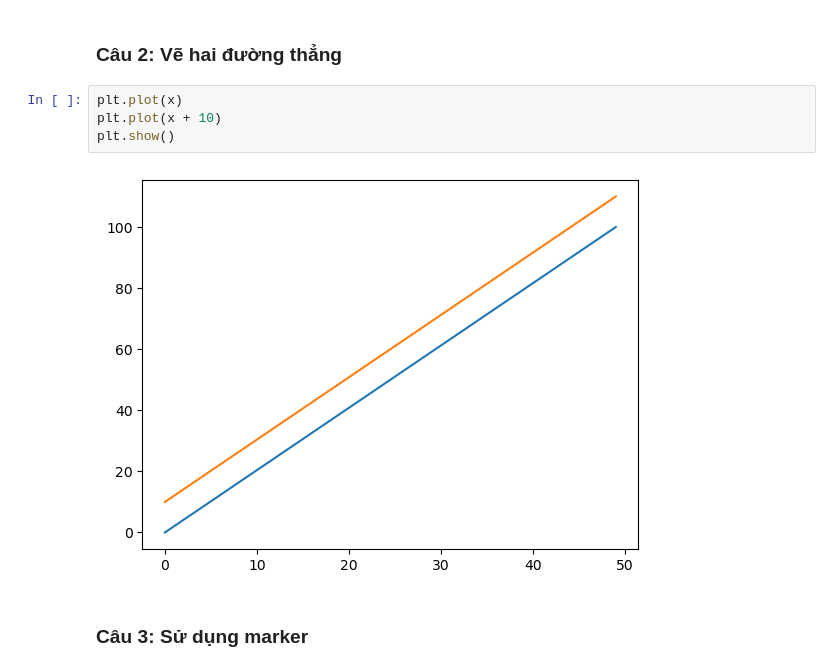
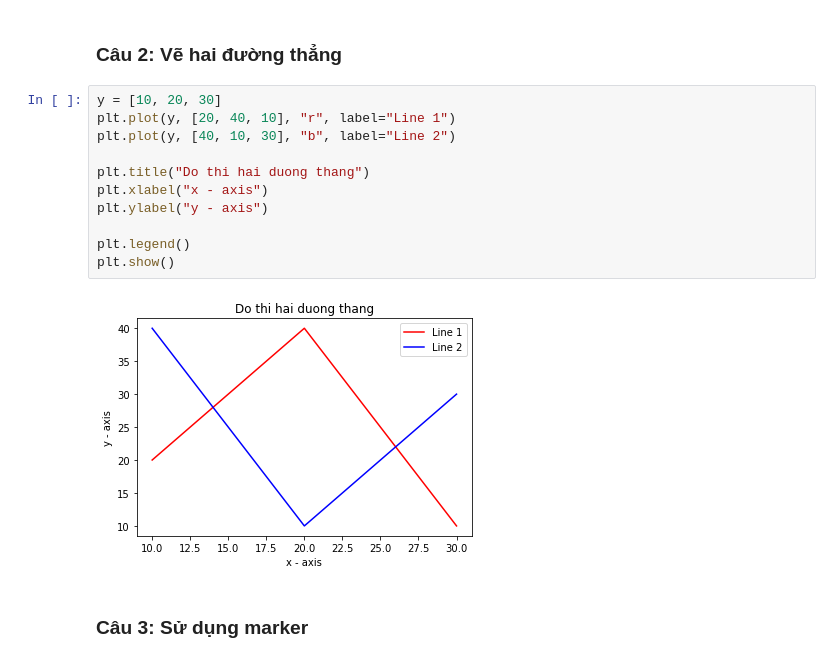
Before and after one commit to tiesen243/data-analyst, a Jupyter notebook: tkud_lab03_ex.ipynb, the cells around one changed output. Saved outputs shown, nothing was run; the diff lists cells and outputs as text.

```diff
--- a/tkud_lab03_ex.ipynb
+++ b/tkud_lab03_ex.ipynb
@@ -106,10 +108,17 @@ plt.show()
 # %% [markdown]
 ### Câu 2: Vẽ hai đường thẳng
-# %%
-plt.plot(x)
-plt.plot(x + 10)
-plt.show()
-# %% [output]
-[figure, removed]
+# %%
+y = [10, 20, 30]
+plt.plot(y, [20, 40, 10], "r", label="Line 1")
+plt.plot(y, [40, 10, 30], "b", label="Line 2")
+
+plt.title("Do thi hai duong thang")
+plt.xlabel("x - axis")
+plt.ylabel("y - axis")
+
+plt.legend()
+plt.show()
+# %% [output]
+[figure, added]
 # %% [markdown]
 ### Câu 3: Sử dụng marker
```
Also changed, not shown: parts of 22 cells of this notebook.
